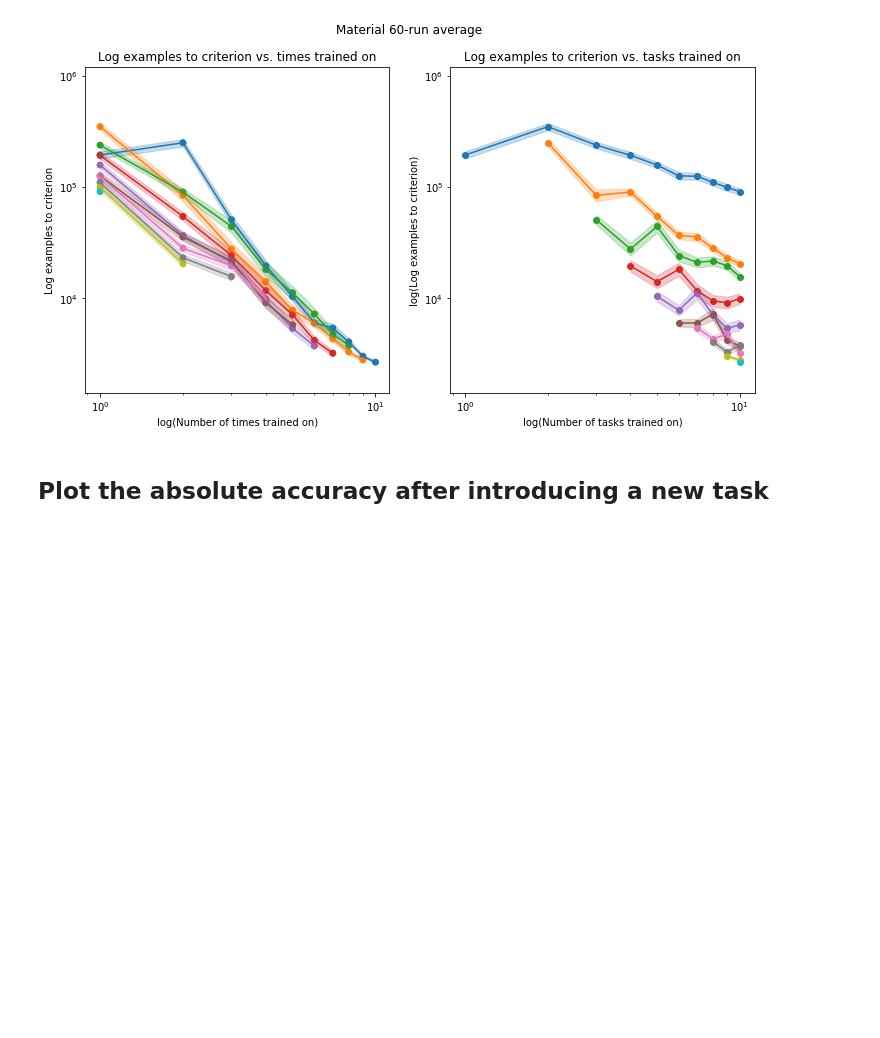
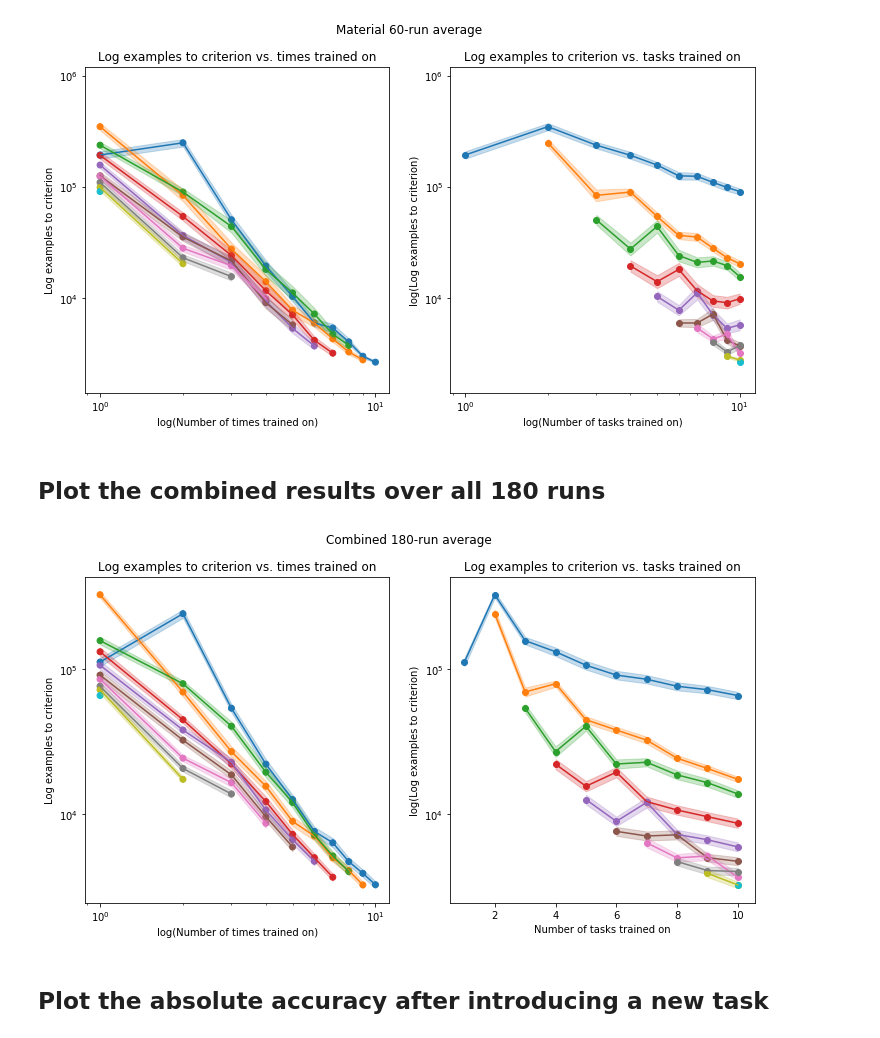
Before and after one commit to guydav/deep-learning-projects, a Jupyter notebook: notebooks/Meta_Learning_Baseline_Data_Analysis.ipynb, the cells around one changed output. Drawn from its saved outputs; the diff is of its cells as text; code cells hidden in the pictures; blank space fills up the shorter version.

```diff
--- a/notebooks/Meta_Learning_Baseline_Data_Analysis.ipynb
+++ b/notebooks/Meta_Learning_Baseline_Data_Analysis.ipynb
@@ -204,6 +204,12 @@ six_replications_by_dimension = [process_multiple_runs(run_set)
                                  for run_set in six_replications_by_dimension_runs]
 # %% [output]
 Loaded runs
+# %%
+combined_six_replications_runs = [run
+                                  for dimension_runs in six_replications_by_dimension_runs
+                                  for run in dimension_runs]
+
+combined_six_replications = process_multiple_runs(combined_six_replications_runs)
 # %% [markdown]
 ## Plot the results
 # %%
@@ -216,6 +222,19 @@ def plot_processed_results(results, title, ylim=None, log_x=False, log_y=False,
     figure.suptitle(title)
     colors = plt.get_cmap(colormap)
     num_points = results.mean.shape[0]
+
+    if hasattr(log_x, '__len__'):
+        if len(log_x) == 1:
+            log_x_num_times_trained = log_x[0]
+            log_x_num_current_tasks = log_x[0]
+        else:
+            log_x_num_times_trained = log_x[0]
+            log_x_num_current_tasks = log_x[1]
+
+    else:
+        log_x_num_times_trained = log_x
+        log_x_num_current_tasks = log_x
+
 
     nonzero_rows, nonzero_cols = np.nonzero(results.mean)
     means = [results.mean[r, c] for (r, c) in zip(nonzero_rows, nonzero_cols)]
@@ -240,7 +259,7 @@ def plot_processed_results(results, title, ylim=None, log_x=False, log_y=False,
     if ylim is not None:
         num_times_trained_ax.set_ylim(ylim)
 
-    if log_x:
+    if log_x_num_times_trained:
         num_times_trained_ax.set_xscale("log", nonposx='clip')
     if log_y:
 #         num_times_trained_ax.set_yscale("log", nonposy='clip')
@@ -255,7 +274,7 @@ def plot_processed_results(results, title, ylim=None, log_x=False, log_y=False,
         num_times_trained_ax.set_yticks(y_ticks)
         num_times_trained_ax.set_yticklabels(y_tick_labels)
 
-    num_times_trained_ax.set_xlabel(f'{log_x and "log(" or ""}Number of times trained on{log_x and ")" or ""}')
+    num_times_trained_ax.set_xlabel(f'{log_x_num_times_trained and "log(" or ""}Number of times trained on{log_x_num_times_trained and ")" or ""}')
 #     num_times_trained_ax.set_ylabel(f'{log_y and "log(" or ""}{results.name}{log_y and ")" or ""}')
     num_times_trained_ax.set_ylabel(f'{results.name}')
     num_times_trained_ax.set_title(f'{results.name} vs. times trained on')
@@ -279,7 +298,7 @@ def plot_processed_results(results, title, ylim=None, log_x=False, log_y=False,
     if ylim is not None:
         num_current_tasks_ax.set_ylim(ylim)
 
-    if log_x:
+    if log_x_num_current_tasks:
         num_current_tasks_ax.set_xscale("log", nonposx='clip')
     if log_y:
 #         num_current_tasks_ax.set_yscale("log", nonposy='clip')
@@ -294,7 +313,7 @@ def plot_processed_results(results, title, ylim=None, log_x=False, log_y=False,
         num_current_tasks_ax.set_yticks(y_ticks)
         num_current_tasks_ax.set_yticklabels(y_tick_labels)
 
-    num_current_tasks_ax.set_xlabel(f'{log_y and "log(" or ""}Number of tasks trained on{log_y and ")" or ""}')
+    num_current_tasks_ax.set_xlabel(f'{log_x_num_current_tasks and "log(" or ""}Number of tasks trained on{log_x_num_current_tasks and ")" or ""}')
     num_current_tasks_ax.set_ylabel(f'{log_y and "log(" or ""}{results.name}{log_y and ")" or ""}')
     num_current_tasks_ax.set_title(f'{results.name} vs. tasks trained on')
 
@@ -360,6 +379,13 @@ plot_processed_results(six_replications_by_dimension[2][0][1], 'Material 60-run
 [figure]
 [figure]
 [figure]
+# %% [markdown]
+## Plot the combined results over all 180 runs
+# %%
+plot_processed_results(combined_six_replications[0][1], 'Combined 180-run average',
+                       ylim, log_x=(True, False), log_y=True, sem_n=180, shade_error=True)
+# %% [output]
+[figure, added]
 # %% [markdown]
 ## Plot the absolute accuracy after introducing a new task
 # %%
```
Also changed, not shown: 1 other file.
